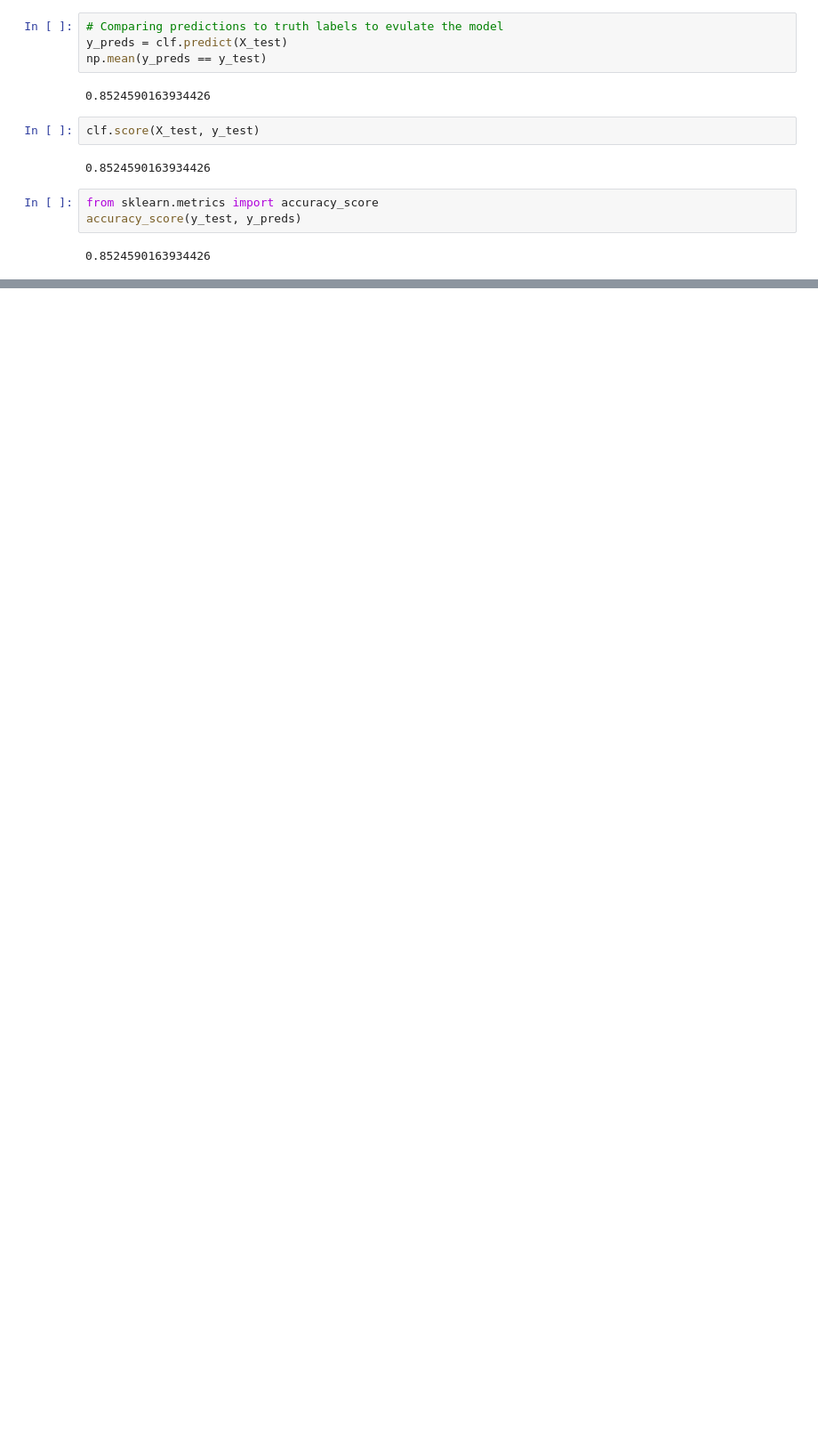
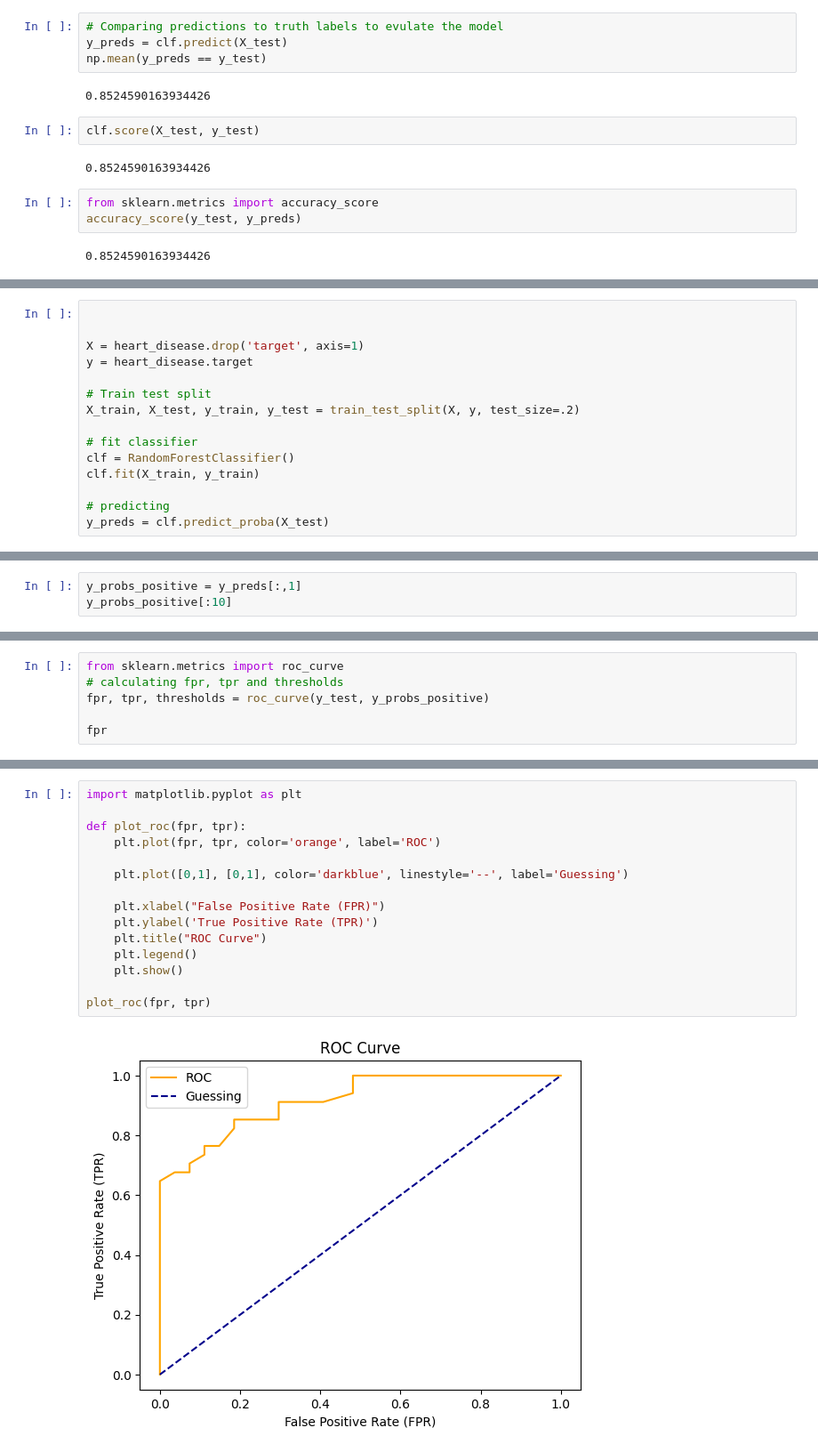
Before and after one commit to vishnumr18/AIML, a Jupyter notebook: Scikit Learn/IntorToSkLearn.ipynb, the cells around one changed output, grey strips where cells are left out. Shown at 89% size. Saved outputs shown, nothing was run; the diff lists cells and outputs as text; blank space fills up the shorter version.

```diff
--- a/Scikit Learn/IntorToSkLearn.ipynb
+++ b/Scikit Learn/IntorToSkLearn.ipynb
@@ -792,0 +1001,15 @@ accuracy_score(y_test, y_preds)
+# %%
+
+
+X = heart_disease.drop('target', axis=1)
+y = heart_disease.target
+
+# Train test split
+X_train, X_test, y_train, y_test = train_test_split(X, y, test_size=.2)
+
+# fit classifier
+clf = RandomForestClassifier()
+clf.fit(X_train, y_train)
+
+# predicting
+y_preds = clf.predict_proba(X_test)
@@ -792,0 +1029,3 @@ accuracy_score(y_test, y_preds)
+# %%
+y_probs_positive = y_preds[:,1]
+y_probs_positive[:10]
@@ -792,0 +1034,6 @@ accuracy_score(y_test, y_preds)
+# %%
+from sklearn.metrics import roc_curve
+# calculating fpr, tpr and thresholds
+fpr, tpr, thresholds = roc_curve(y_test, y_probs_positive)
+
+fpr
@@ -792,0 +1047,17 @@ accuracy_score(y_test, y_preds)
+# %%
+import matplotlib.pyplot as plt
+
+def plot_roc(fpr, tpr):
+    plt.plot(fpr, tpr, color='orange', label='ROC')
+
+    plt.plot([0,1], [0,1], color='darkblue', linestyle='--', label='Guessing')
+
+    plt.xlabel("False Positive Rate (FPR)")
+    plt.ylabel('True Positive Rate (TPR)')
+    plt.title("ROC Curve")
+    plt.legend()
+    plt.show()
+
+plot_roc(fpr, tpr)
+# %% [output]
+[figure, added]
```
Also changed, not shown: parts of 57 cells of this notebook, 11 other files.
